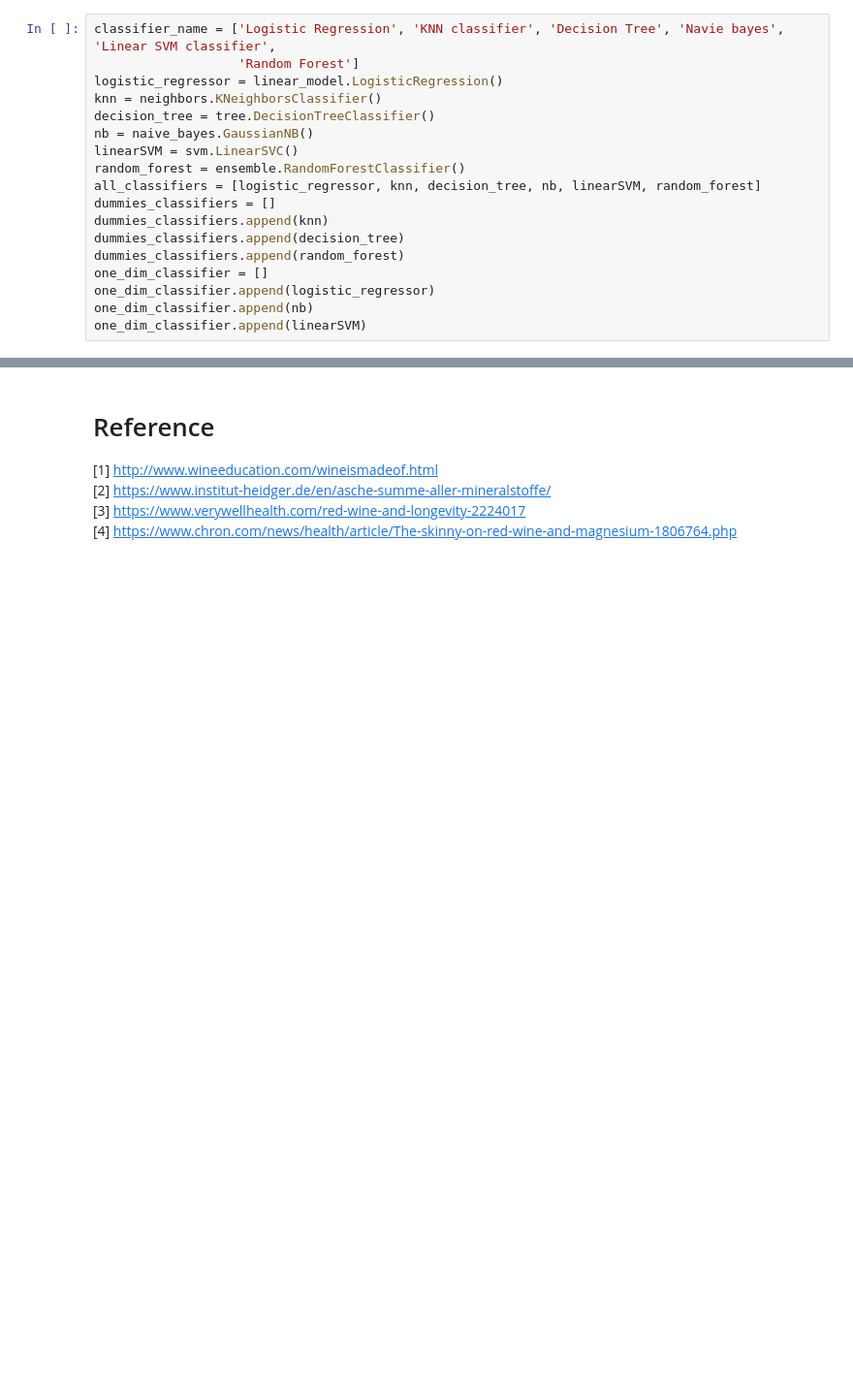
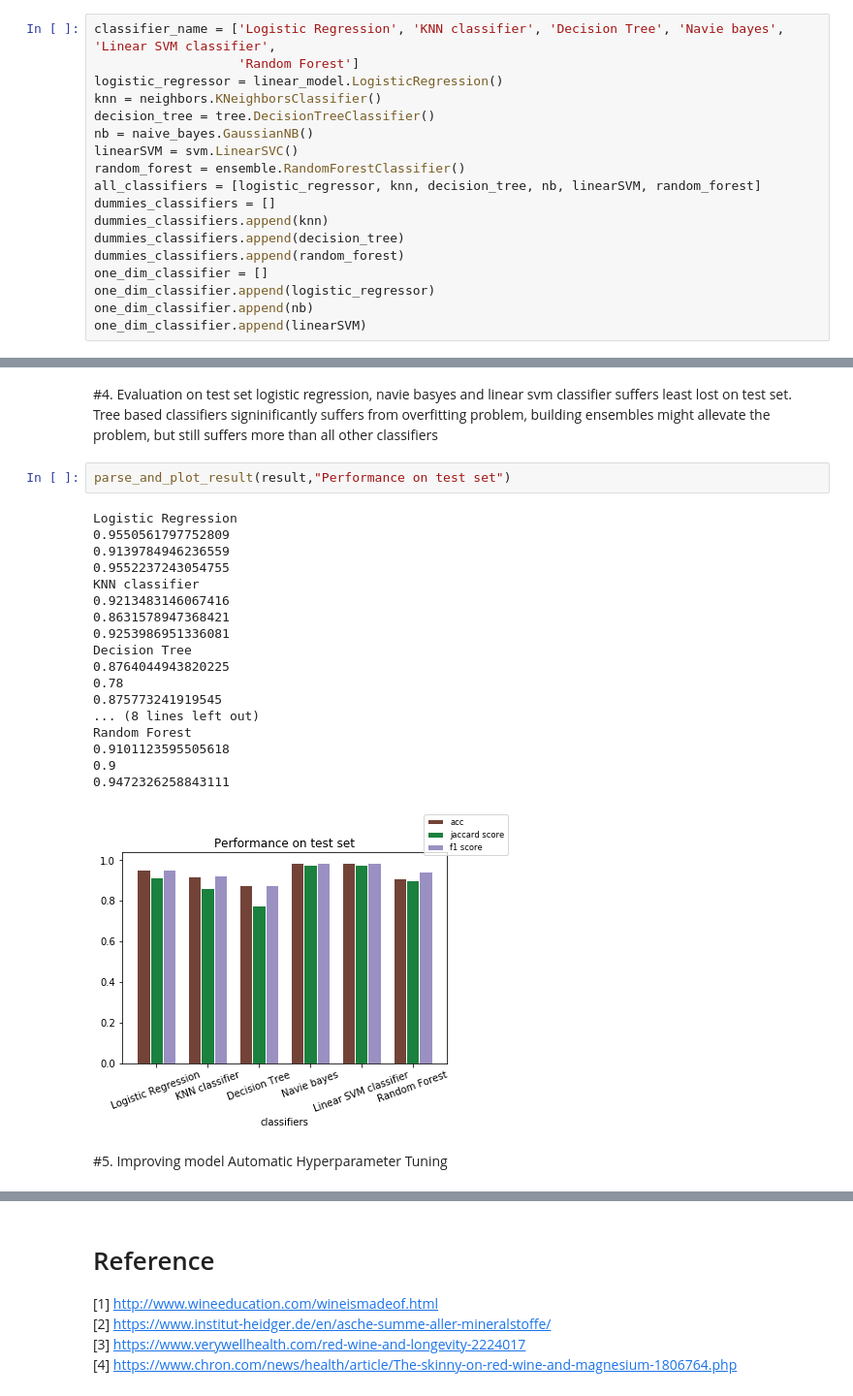
Before and after one commit to QiS9596/5243ExploratoryDataAnalysis, a Jupyter notebook: scripts/lab3_song1602.ipynb, the cells around one changed output, grey strips where cells are left out. Shown at 97% size. Drawn from its saved outputs; the diff is of its cells as text; blank space fills up the shorter version.

```diff
--- a/scripts/lab3_song1602.ipynb
+++ b/scripts/lab3_song1602.ipynb
@@ -280,0 +354,29 @@ Random Forest
+# %% [markdown]
+#4. Evaluation on test set
+logistic regression, navie basyes and linear svm classifier suffers least lost on test set.
+Tree based classifiers signinificantly suffers from overfitting problem, building ensembles might allevate the problem,
+but still suffers more than all other classifiers
+# %%
+parse_and_plot_result(result,"Performance on test set")
+# %% [output]
+Logistic Regression
+0.9550561797752809
+0.9139784946236559
+0.9552237243054755
+KNN classifier
+0.9213483146067416
+0.8631578947368421
+0.9253986951336081
+Decision Tree
+0.8764044943820225
+0.78
+0.875773241919545
+... (8 lines left out)
+Random Forest
+0.9101123595505618
+0.9
+0.9472326258843111
+[figure, added]
+# %% [markdown]
+#5. Improving model
+Automatic Hyperparameter Tuning
```
Also changed, not shown: parts of 19 cells of this notebook, 1 other file.
